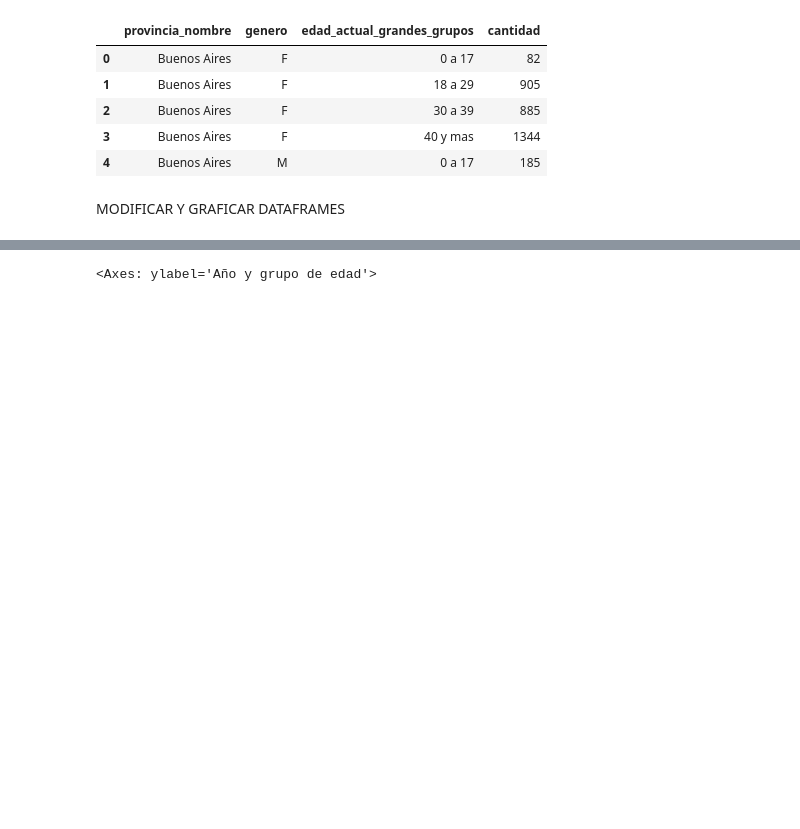
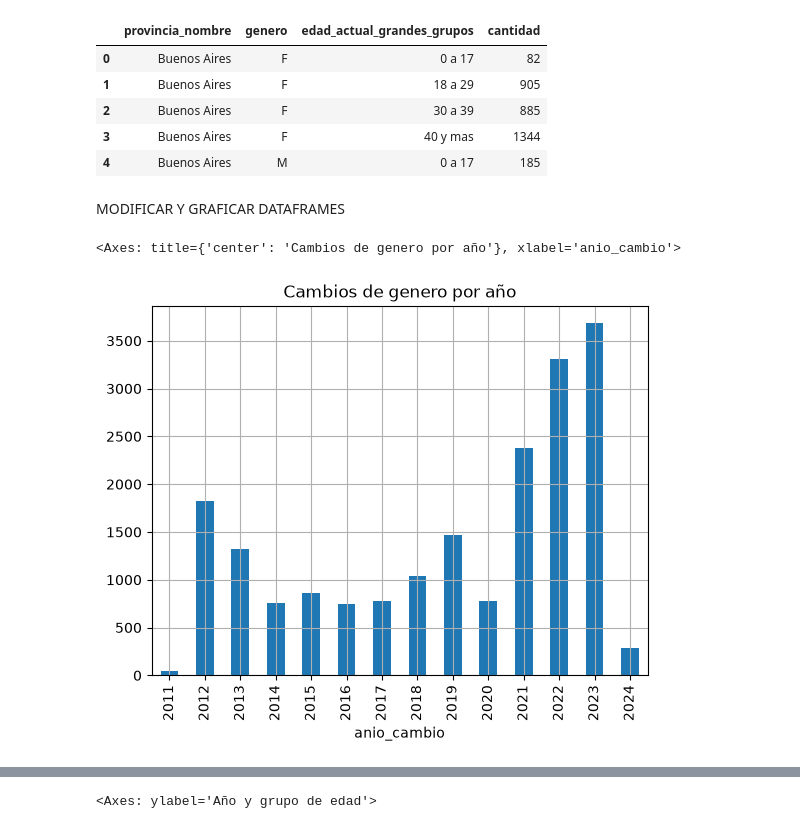
Before and after one commit to TomasVerniano/ANALISIS_POBLACION_ARGENTINA_AED, a Jupyter notebook: poblacion_nb.ipynb, the cells around one changed output, grey strips where cells are left out. Saved outputs shown, nothing was run; the diff lists cells and outputs as text; code cells hidden in the pictures; blank space fills up the shorter version.

Commit message:
Cambios de Genero agregados

```diff
--- a/poblacion_nb.ipynb
+++ b/poblacion_nb.ipynb
@@ -133,3 +74,9 @@ memory usage: 11.0 KB
 | 4 | Buenos Aires | M | 0 a 17 | 185 |
 # %% [markdown]
 MODIFICAR Y GRAFICAR DATAFRAMES
+# %%
+cambios_genero_año_total = cambios_genero_año.groupby('anio_cambio')['cantidad'].sum()
+cambios_genero_año_total.plot(kind='bar', x='anio_cambio', y='cantidad', title='Cambios de genero por año', grid=True)
+# %% [output]
+<Axes: title={'center': 'Cambios de genero por año'}, xlabel='anio_cambio'>
+[figure, added]
```
Also changed, not shown: parts of 6 cells of this notebook.
